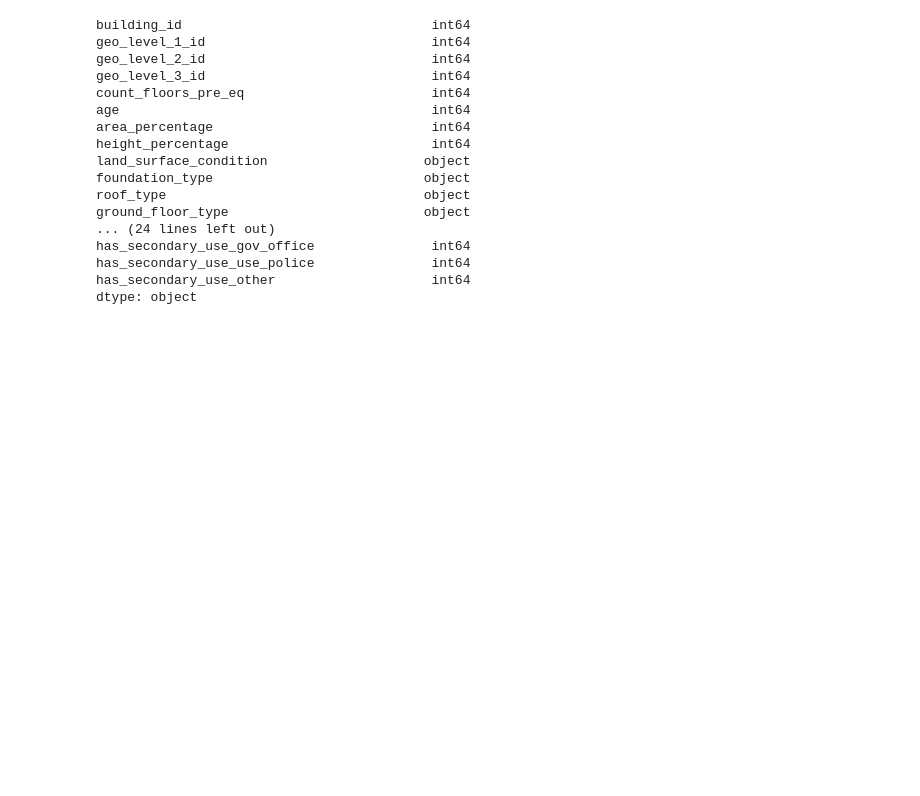
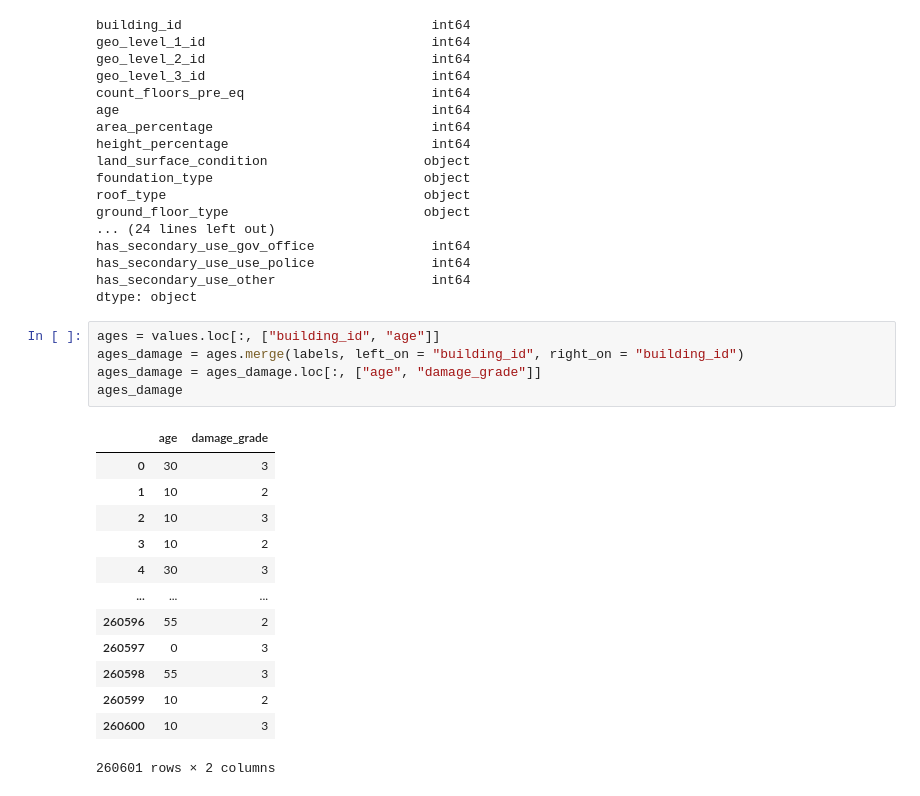
Before and after one commit to joaquinfontela/OrganizacionDeDatos-TP1, a Jupyter notebook: src/main.ipynb, the cells around one changed output. Drawn from its saved outputs; the diff is of its cells as text; blank space fills up the shorter version.

```diff
--- a/src/main.ipynb
+++ b/src/main.ipynb
@@ -86,3 +73,22 @@ has_secondary_use_gov_office               int64
 has_secondary_use_use_police               int64
 has_secondary_use_other                    int64
 dtype: object
+# %%
+ages = values.loc[:, ["building_id", "age"]]
+ages_damage = ages.merge(labels, left_on = "building_id", right_on = "building_id")
+ages_damage = ages_damage.loc[:, ["age", "damage_grade"]]
+ages_damage
+# %% [output]
+|  | age | damage_grade |
+| 0 | 30 | 3 |
+| 1 | 10 | 2 |
+| 2 | 10 | 3 |
+| 3 | 10 | 2 |
+| 4 | 30 | 3 |
+| ... | ... | ... |
+| 260596 | 55 | 2 |
+| 260597 | 0 | 3 |
+| 260598 | 55 | 3 |
+| 260599 | 10 | 2 |
+| 260600 | 10 | 3 |
+260601 rows × 2 columns
```
Also changed, not shown: parts of 3 cells of this notebook.
